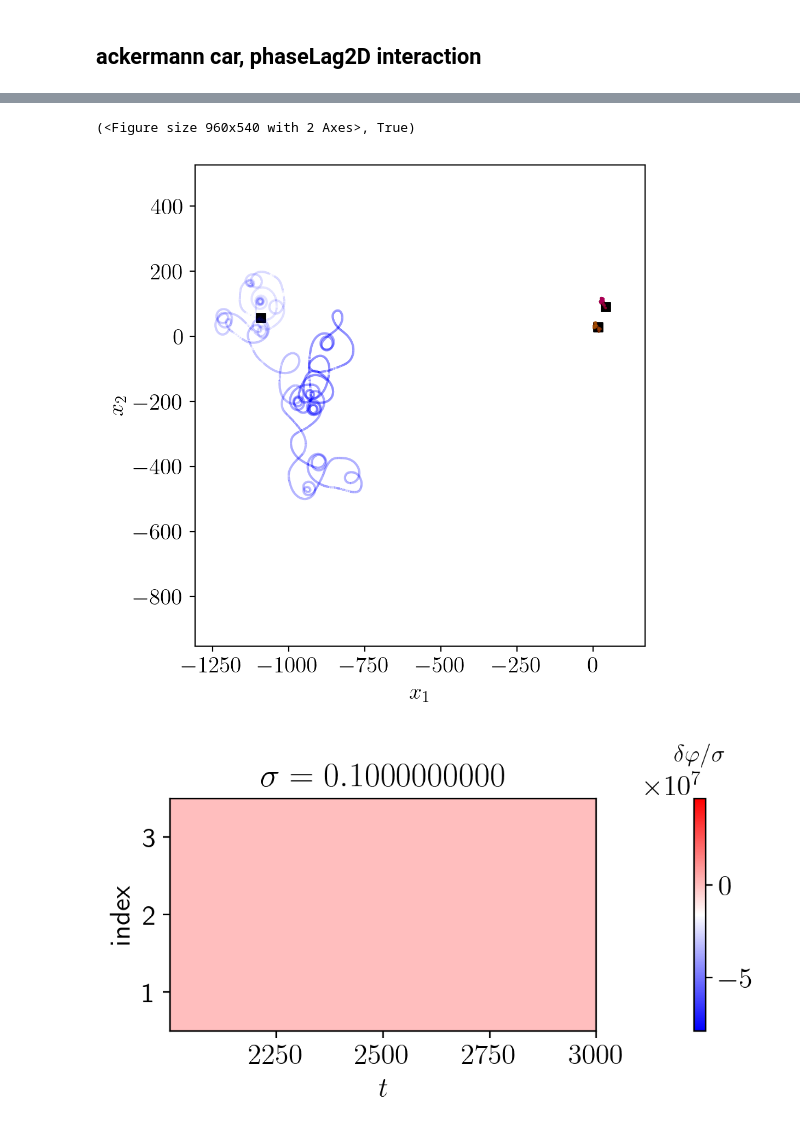
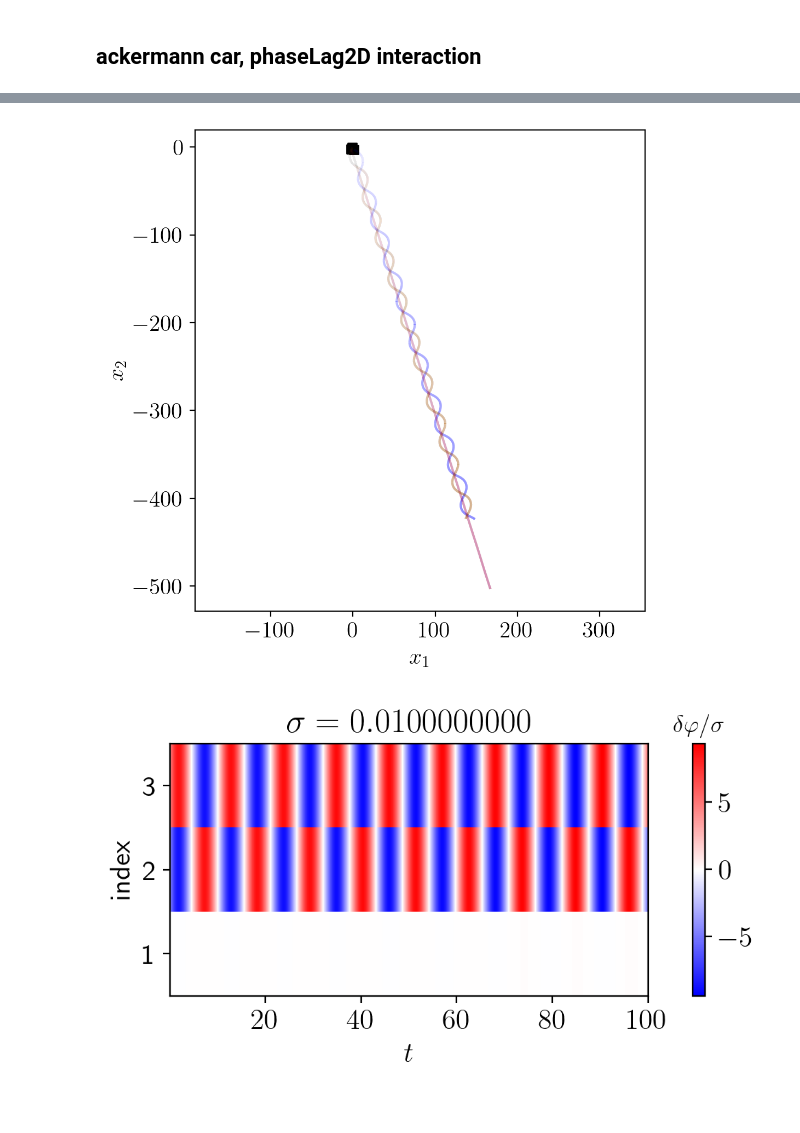
Before and after one commit to pcmagic/ActiveMatter, a Jupyter notebook: collectiveFish/try_ackermann.ipynb, the cells around one changed output, grey strips where cells are left out. Drawn from its saved outputs; the diff is of its cells as text; code cells hidden in the pictures.

Commit message:
fix bug, parallar version of ackermann

```diff
--- a/collectiveFish/try_ackermann.ipynb
+++ b/collectiveFish/try_ackermann.ipynb
@@ -350,9 +376,10 @@ Solve, usage time: 0:00:00.198545
 # %%
 # update_fun, update_order, eval_dt = '1fe', (0, 0), 1
-update_fun, update_order, eval_dt = '8vr', (1e-3, 1e-6), 1
-nptc, max_t, calculate_fun = 3, eval_dt * 3e3, 'do_ackermann_phaseLag2D'
+# update_fun, update_order, eval_dt = '8vr', (1e-3, 1e-6), 1
+update_fun, update_order, eval_dt = '5bs', (1e-9, 1e-12), 1
+nptc, max_t, calculate_fun = 3, eval_dt * 1e2, 'do_ackermann_phaseLag2D'
 l_steer, w_steer = 1, 0
-align, phaseLag2D, seed = 0.1, 0, None
+align, phaseLag2D, seed = 0.01, 0, 1
 
 new_kwargs = {
     'calculate_fun':    calculate_fun_dict[calculate_fun],
@@ -452,3 +461,2 @@ Solve, usage time: 0:13:35.461496
-(<Figure size 960x540 with 2 Axes>, True)
-[figure, old version]
+[figure, new version]
-[figure, old version]
+[figure, new version]
```
Also changed, not shown: parts of 5 cells of this notebook, 16 other files.
